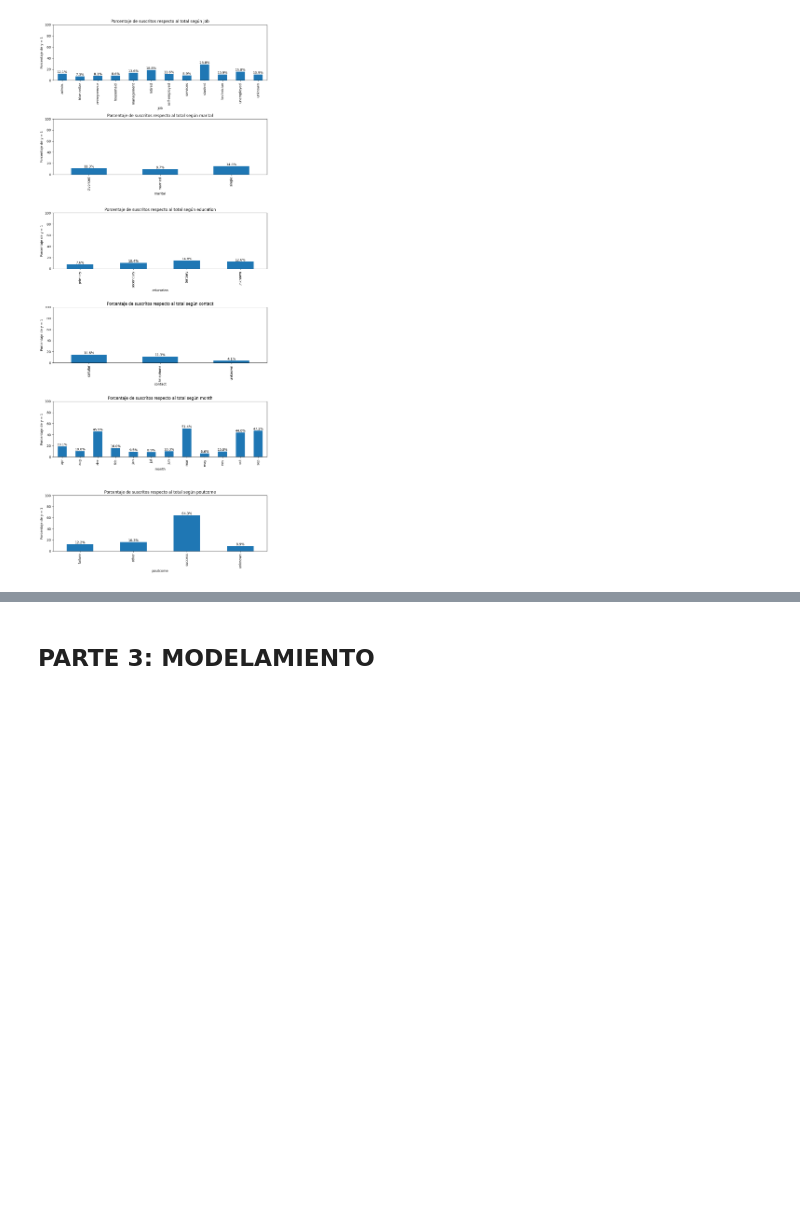
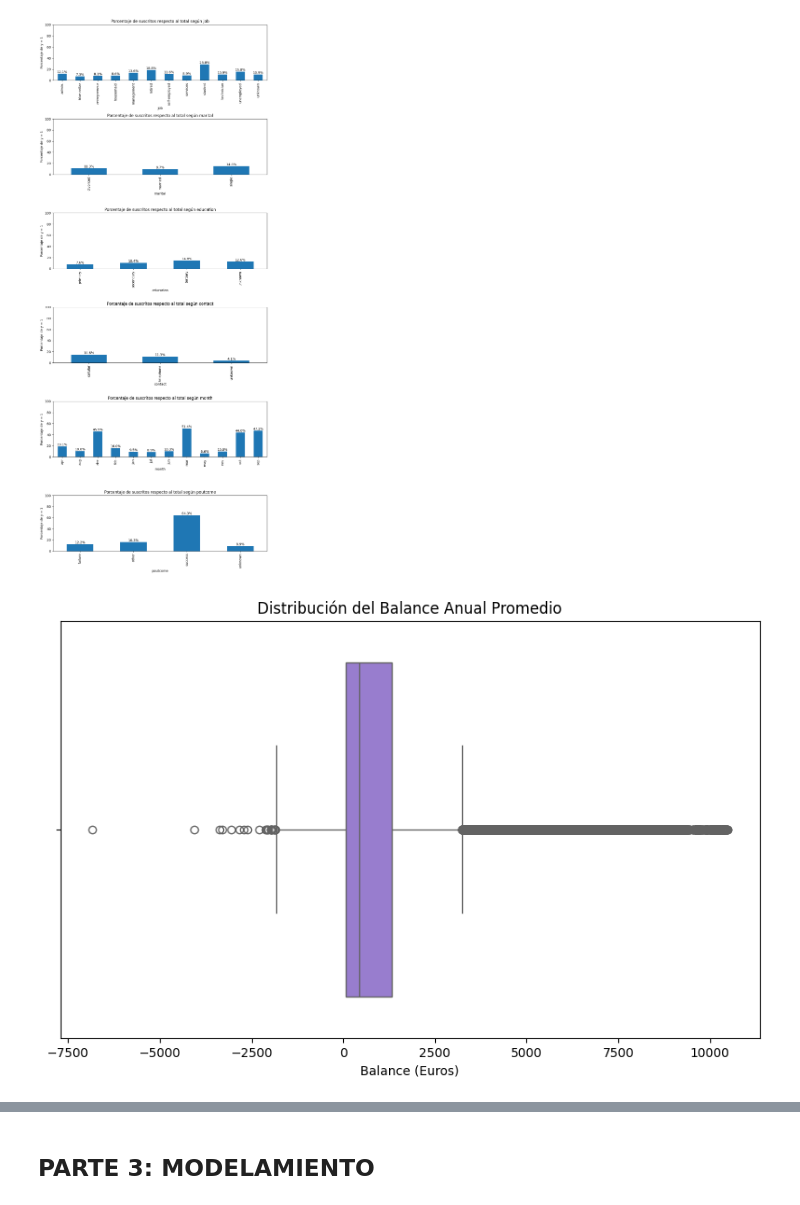
Before and after one commit to TheOneTrueDeQu/PROY2, a Jupyter notebook: PROY2-dataymodelos.ipynb, the cells around one changed output, grey strips where cells are left out. Cells and saved outputs as stored; diff of their text form; code cells hidden in the pictures; blank space fills up the shorter version.

```diff
--- a/PROY2-dataymodelos.ipynb
+++ b/PROY2-dataymodelos.ipynb
@@ -379,3 +380,12 @@ plt.tight_layout()
 plt.show()
 # %% [output]
 [figure]
+# %%
+# Gráfico de caja para el balance de ingresos
+plt.figure(figsize=(10, 6))
+sns.boxplot(x=data_clean['balance'], color='mediumpurple')
+plt.title('Distribución del Balance Anual Promedio')
+plt.xlabel('Balance (Euros)')
+plt.show()
+# %% [output]
+[figure, added]
```
Also changed, not shown: parts of 3 cells of this notebook.
